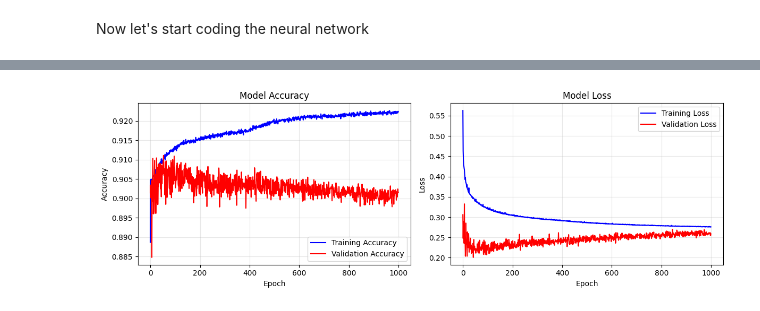
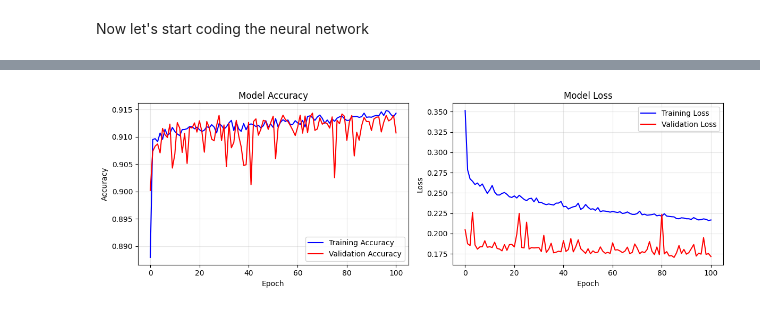
Before and after one commit to samwasted/24124041_CSOC_IG, a Jupyter notebook: Neural networks/scratch_imp + eda.ipynb, the cells around one changed output, grey strips where cells are left out. Drawn from its saved outputs; the diff is of its cells as text; code cells hidden in the pictures.

Commit message:
more eda, changed loss func, implemented additional layer

```diff
--- a/Neural networks/part1-preprocessing+scratch_implementation.ipynb
+++ b/Neural networks/scratch_imp + eda.ipynb
@@ -372,7 +372,7 @@ class Activation_Softmax_Loss_CategoricalCrossEntropy:
         self.dinputs = self.dinputs / samples
 # %%
 class Optimizer_Adam:
-    def __init__(self, learning_rate=1e-3, decay=0., epsilon=1e-7, beta_1=0.9, beta_2=0.999):
+    def __init__(self, learning_rate=1e-3, decay=0., epsilon=1e-7, beta_1=0.9, beta_2=0.999, gamma=0.95):
         self.learning_rate = learning_rate
         self.current_learning_rate = learning_rate
         self.decay = decay
@@ -380,11 +380,16 @@ class Optimizer_Adam:
         self.epsilon = epsilon
         self.beta_1 = beta_1
         self.beta_2 = beta_2
+        self.gamma = gamma
 
     # Call before any parameter updates
     def pre_update_params(self):
         if self.decay:
-            self.current_learning_rate = self.learning_rate / (1. + self.decay * self.iterations)
+            # Decay every 512 iterations (batches)
+            decay_steps = 512
+            decay_count = self.iterations // decay_steps  # integer division
+            self.current_learning_rate = self.learning_rate * (self.gamma ** decay_count)
+
 
     def update_params(self, layer):
         # If layer doesn't have cache arrays, create them
@@ -474,17 +479,20 @@ X_test = np.array(X_test, dtype=np.float32)
 y_train = np.array(y_train, dtype=np.float32)
 y_test = np.array(y_test, dtype=np.float32)
 
-# Model architecture
+# Model architecture with 3 dense layers
 dense1 = Layer_Dense(343, 64, weight_regularizer_l2=5e-4, bias_regularizer_l2=5e-4)
 activation1 = Activation_ReLU()
 dropout1 = Layer_Dropout(0.0) #Didnt require it yet, no overfitting found, keeping it low for higher neurons test
-dense2 = Layer_Dense(64, 2)
+dense2 = Layer_Dense(64, 32, weight_regularizer_l2=5e-4, bias_regularizer_l2=5e-4)
+activation2 = Activation_ReLU()
+dropout2 = Layer_Dropout(0.0)
+dense3 = Layer_Dense(32, 2)
 loss_activation = Activation_Softmax_Loss_CategoricalCrossEntropy()
 optimizer = Optimizer_Adam(learning_rate=0.03, decay=5e-4)  # Reduced learning rate
 
 # Batch training parameters, for faster learning
 batch_size = 512
-epochs = 1000
+epochs = 100
 n_samples = X_train.shape[0]
 n_batches = (n_samples + batch_size - 1) // batch_size
 
@@ -520,11 +528,14 @@ def validate_model(X_val, y_val, batch_size=batch_size):
         activation1.forward(dense1.output)
         # Skip dropout during validation
         dense2.forward(activation1.output)
-        loss = loss_activation.forward(dense2.output, y_batch)
+        activation2.forward(dense2.output)
+        # Skip dropout during validation
+        dense3.forward(activation2.output)
+        loss = loss_activation.forward(dense3.output, y_batch)
 
         probs_no_show = loss_activation.output[:, 1] #gonna try this
 
-        predictions = (probs_no_show > 0.70).astype(int)
+        predictions = (probs_no_show > 0.65).astype(int)
 
         # Calculate accuracy
         # predictions = np.argmax(loss_activation.output, axis=1)
@@ -543,7 +554,7 @@ def validate_model(X_val, y_val, batch_size=batch_size):
     return avg_loss, avg_accuracy
 
 # Training loop with batches
-for epoch in range(epochs):
+for epoch in range(epochs+1):
     # Shuffle data at the beginning of each epoch
     indices = np.random.permutation(n_samples)
     X_train_shuffled = X_train[indices]
@@ -569,12 +580,16 @@ for epoch in range(epochs):
         activation1.forward(dense1.output)
         dropout1.forward(activation1.output)
         dense2.forward(dropout1.output)
-        class_weights = np.array([1.0, 4])  # Assuming 1 = show, 0 = no-show
-        data_loss = loss_activation.forward(dense2.output, y_batch, class_weights=class_weights)
+        activation2.forward(dense2.output)
+        dropout2.forward(activation2.output)
+        dense3.forward(dropout2.output)
+        class_weights = np.array([1.0, 1.5])  # Assuming 1 = show, 0 = no-show
+        data_loss = loss_activation.forward(dense3.output, y_batch, class_weights=class_weights)
 
         # Calculate regularization penalty
         regularization_loss = (loss_activation.loss.regularization_loss(dense1) +
-                             loss_activation.loss.regularization_loss(dense2))
+                             loss_activation.loss.regularization_loss(dense2) +
+                             loss_activation.loss.regularization_loss(dense3))
 
         # Calculate overall loss
         loss = data_loss + regularization_loss
@@ -582,7 +597,7 @@ for epoch in range(epochs):
         probs_no_show = loss_activation.output[:, 1] #lemme try this
 
         # Apply threshold
-        predictions = (probs_no_show > 0.70).astype(int)
+        predictions = (probs_no_show > 0.65).astype(int)
 
         # Calculate accuracy for this batch
         # predictions = np.argmax(loss_activation.output, axis=1)
@@ -600,7 +615,10 @@ for epoch in range(epochs):
 
         # Backward pass
         loss_activation.backward(loss_activation.output, y_batch, class_weights=class_weights)
-        dense2.backward(loss_activation.dinputs)
+        dense3.backward(loss_activation.dinputs)
+        dropout2.backward(dense3.dinputs)
+        activation2.backward(dropout2.dinputs)
+        dense2.backward(activation2.dinputs)
         dropout1.backward(dense2.dinputs)
         activation1.backward(dropout1.dinputs)
         dense1.backward(activation1.dinputs)
@@ -609,6 +627,7 @@ for epoch in range(epochs):
         optimizer.pre_update_params()
         optimizer.update_params(dense1)
         optimizer.update_params(dense2)
+        optimizer.update_params(dense3)
         optimizer.post_update_params()
 
     # Calculate average metrics for the epoch
@@ -627,13 +646,15 @@ for epoch in range(epochs):
     history['val_loss'].append(val_loss)
 
     # Print progress
-    if epoch % 2 == 0:
+    if epoch % 10 == 0:
         print(f'Epoch: {epoch}, '
               f'Acc: {avg_accuracy:.3f}, '
               f'Loss: {avg_loss:.3f} ('
               f'Data: {avg_data_loss:.3f}, '
               f'Reg: {avg_reg_loss:.3f}), '
-              f'LR: {optimizer.current_learning_rate:.6f}')
+              f'LR: {optimizer.current_learning_rate:.6f}, '
+              f'Val_Acc: {val_accuracy:.3f}, '
+              f'Val_Loss: {val_loss:.3f}')
 
 # Final validation
 val_loss, val_accuracy = validate_model(X_test, y_test)
@@ -685,4 +704,4 @@ Validation - Acc: 0.902, Loss: 0.259
-[figure, old version]
+[figure, new version]
 # %%
 import numpy as np
 import matplotlib.pyplot as plt
```
Also changed, not shown: parts of 3 cells of this notebook.
